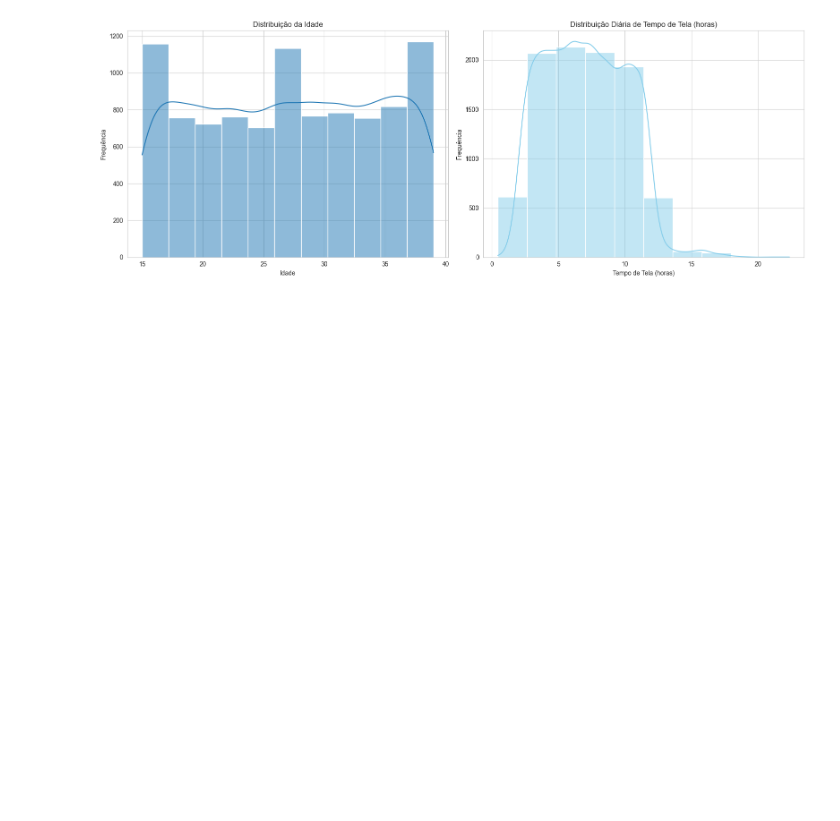
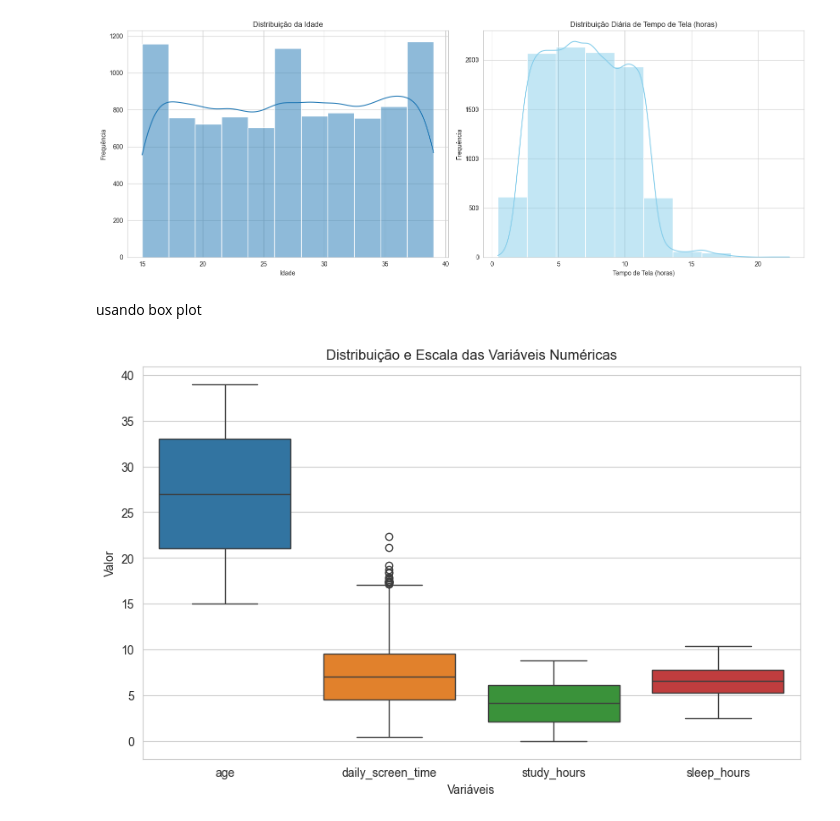
Before and after one commit to davidgeraldi/Trainee_Dados_SciTec, a Jupyter notebook: aula_3/aula3.ipynb, the cells around one changed output. Cells and saved outputs as stored; diff of their text form; code cells hidden in the pictures; blank space fills up the shorter version.

```diff
--- a/aula_3/aula3.ipynb
+++ b/aula_3/aula3.ipynb
@@ -349,3 +349,17 @@ plt.tight_layout()
 plt.show()
 # %% [output]
 [figure]
+# %% [markdown]
+usando box plot
+# %%
+# Seleciona apenas as colunas numéricas de interesse
+numerical_cols = ['age', 'daily_screen_time', 'study_hours', 'sleep_hours']
+
+# Cria o box plot usando seaborn
+sns.boxplot(data=df[numerical_cols])
+plt.title('Distribuição e Escala das Variáveis Numéricas')
+plt.ylabel('Valor')
+plt.xlabel('Variáveis')
+plt.show()
+# %% [output]
+[figure, added]
```
Also changed, not shown: parts of 6 cells of this notebook.
